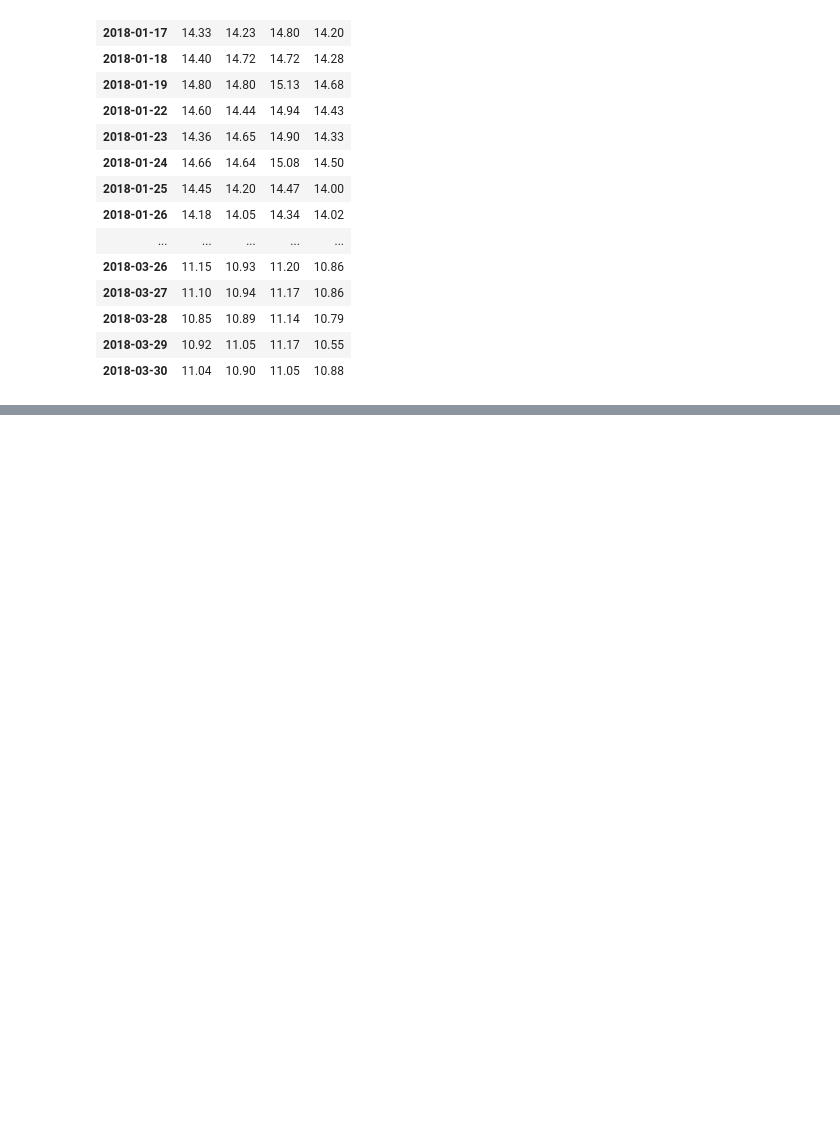
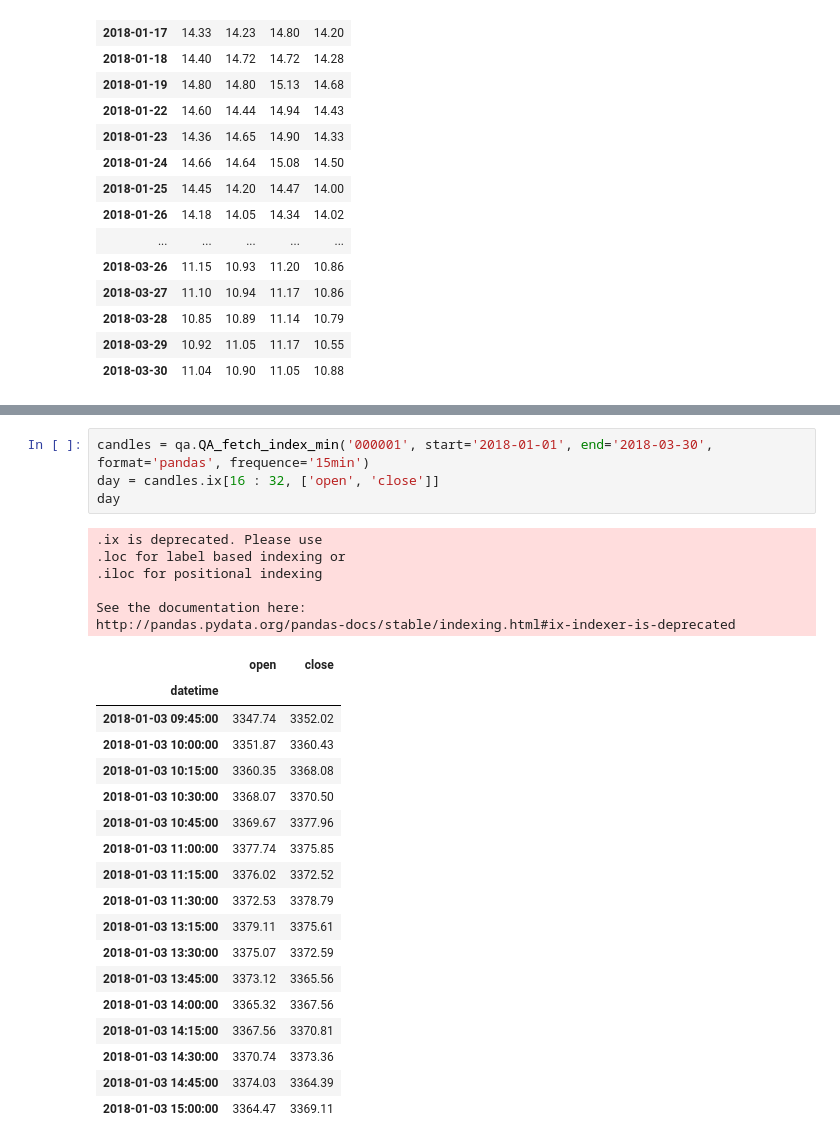
Before and after one commit to musicx/stock_model, a Jupyter notebook: notebook/stock.ipynb, the cells around one changed output, grey strips where cells are left out. Saved outputs shown, nothing was run; the diff lists cells and outputs as text; blank space fills up the shorter version.

```diff
--- a/notebook/stock.ipynb
+++ b/notebook/stock.ipynb
@@ -211,0 +338,29 @@ cdata.iloc[30:, :]
+# %%
+candles = qa.QA_fetch_index_min('000001', start='2018-01-01', end='2018-03-30', format='pandas', frequence='15min')
+day = candles.ix[16 : 32, ['open', 'close']]
+day
+# %% [output]
+.ix is deprecated. Please use
+.loc for label based indexing or
+.iloc for positional indexing
+
+See the documentation here:
+http://pandas.pydata.org/pandas-docs/stable/indexing.html#ix-indexer-is-deprecated
+|  | open | close |
+| datetime |  |  |
+| 2018-01-03 09:45:00 | 3347.74 | 3352.02 |
+| 2018-01-03 10:00:00 | 3351.87 | 3360.43 |
+| 2018-01-03 10:15:00 | 3360.35 | 3368.08 |
+| 2018-01-03 10:30:00 | 3368.07 | 3370.50 |
+| 2018-01-03 10:45:00 | 3369.67 | 3377.96 |
+| 2018-01-03 11:00:00 | 3377.74 | 3375.85 |
+| 2018-01-03 11:15:00 | 3376.02 | 3372.52 |
+| 2018-01-03 11:30:00 | 3372.53 | 3378.79 |
+| 2018-01-03 13:15:00 | 3379.11 | 3375.61 |
+| 2018-01-03 13:30:00 | 3375.07 | 3372.59 |
+| 2018-01-03 13:45:00 | 3373.12 | 3365.56 |
+| 2018-01-03 14:00:00 | 3365.32 | 3367.56 |
+| 2018-01-03 14:15:00 | 3367.56 | 3370.81 |
+| 2018-01-03 14:30:00 | 3370.74 | 3373.36 |
+| 2018-01-03 14:45:00 | 3374.03 | 3364.39 |
+| 2018-01-03 15:00:00 | 3364.47 | 3369.11 |
```
Also changed, not shown: parts of 12 cells of this notebook, 2 other files.
